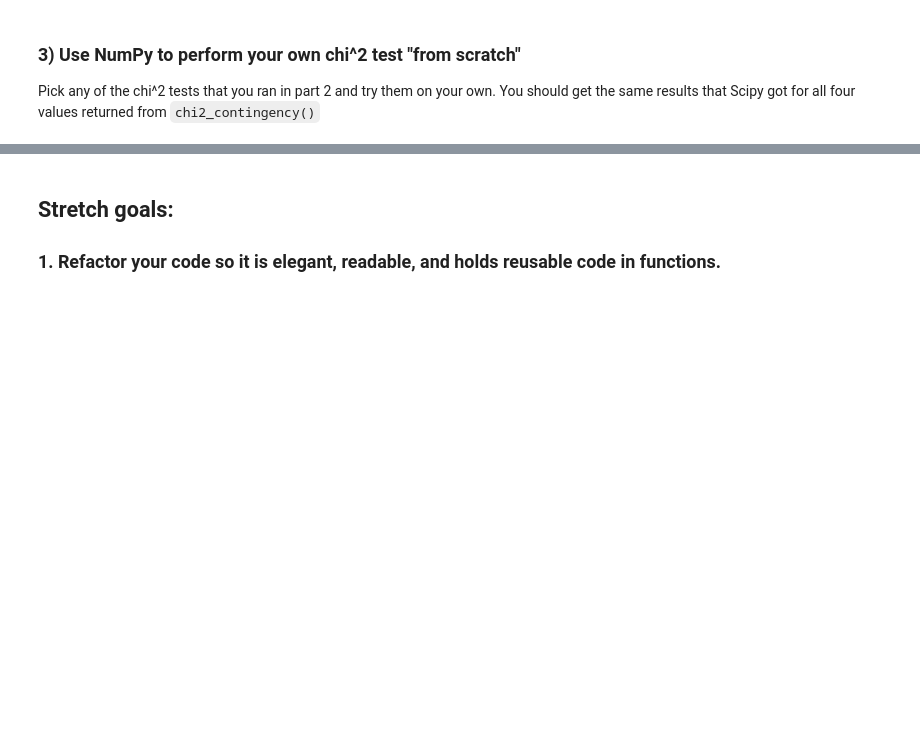
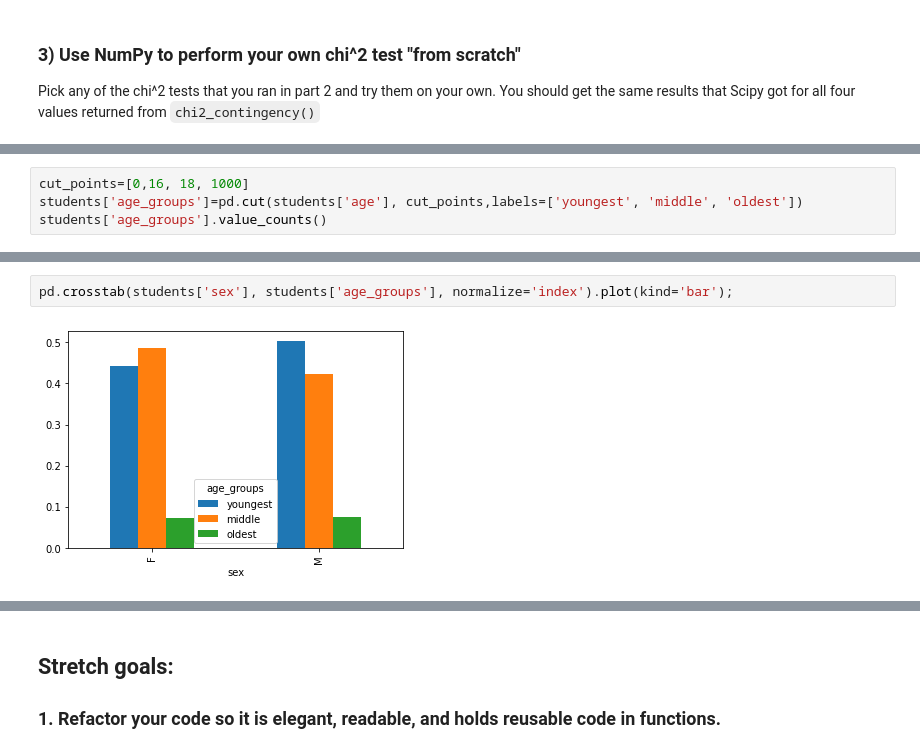
Before and after one commit to jadisiii/DS-Unit-1-Sprint-2-Statistics, a Jupyter notebook: Ray_Arbizu_LS_DS_122_Chi2_Tests_Assignment.ipynb, the cells around one changed output, grey strips where cells are left out. Drawn from its saved outputs; the diff is of its cells as text; blank space fills up the shorter version.

```diff
--- a/Ray_Arbizu_LS_DS_122_Chi2_Tests_Assignment.ipynb
+++ b/Ray_Arbizu_LS_DS_122_Chi2_Tests_Assignment.ipynb
@@ -106,0 +114,4 @@ Pick any of the chi^2 tests that you ran in part 2 and try them on your own. You
+# %%
+cut_points=[0,16, 18, 1000]
+students['age_groups']=pd.cut(students['age'], cut_points,labels=['youngest', 'middle', 'oldest'])
+students['age_groups'].value_counts()
@@ -106,0 +138,4 @@ Pick any of the chi^2 tests that you ran in part 2 and try them on your own. You
+# %%
+pd.crosstab(students['sex'], students['age_groups'], normalize='index').plot(kind='bar');
+# %% [output]
+[figure, added]
```
Also changed, not shown: parts of 39 cells of this notebook.
